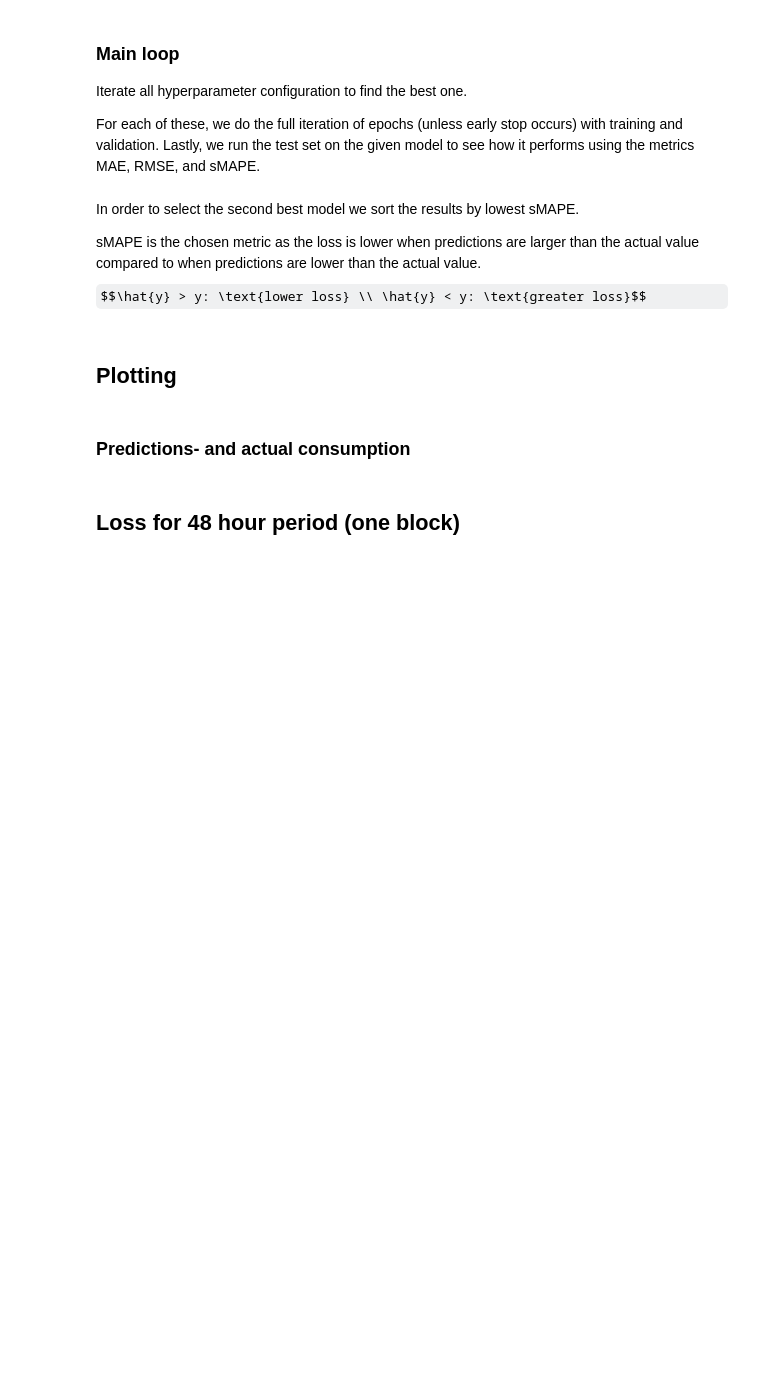
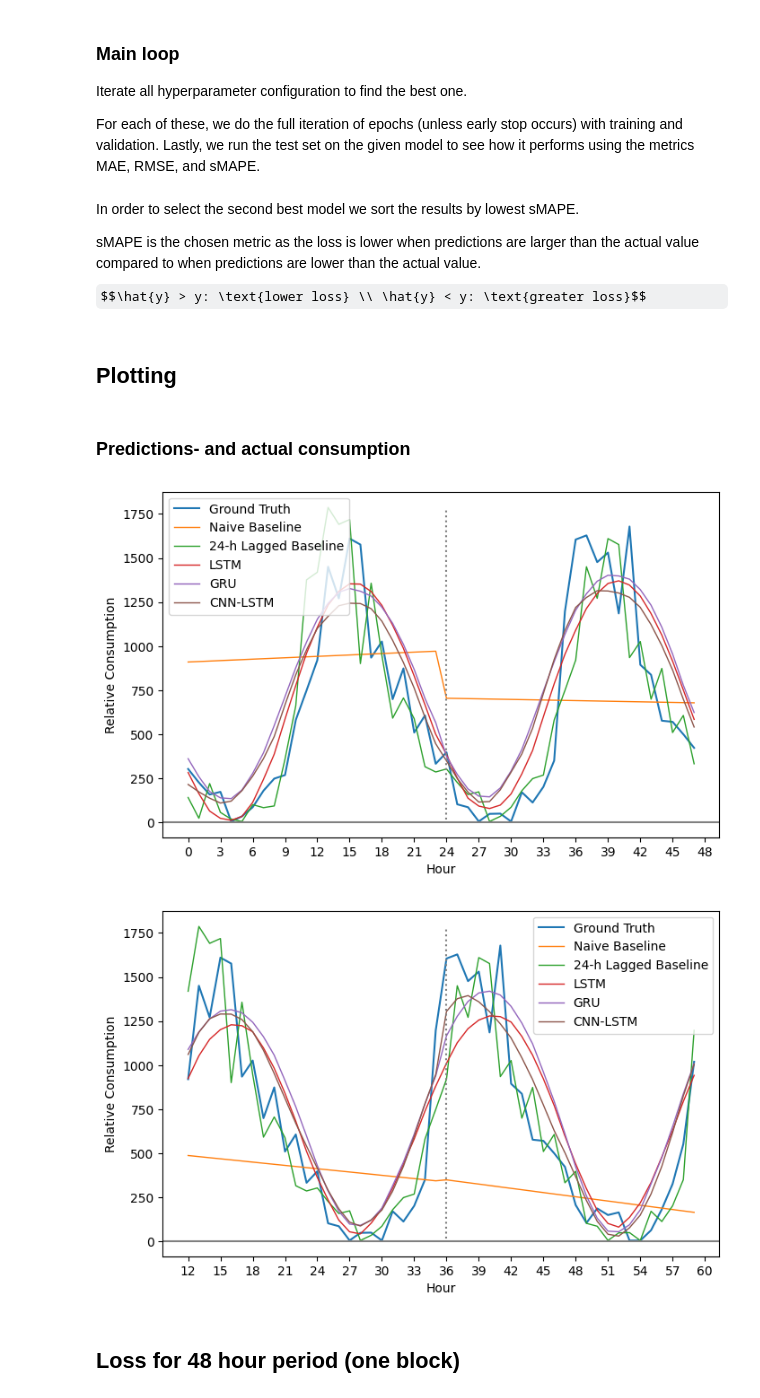
Before and after one commit to dat5-06/zap, a Jupyter notebook: core/notebooks/03/03_trefor_park.ipynb, the cells around one changed output. Cells and saved outputs as stored; diff of their text form; code cells hidden in the pictures; some formulas as TeX source; blank space fills up the shorter version.

```diff
--- a/core/notebooks/03/03_trefor_park.ipynb
+++ b/core/notebooks/03/03_trefor_park.ipynb
@@ -33,16 +35,12 @@ features = {
     "Day_x": True,
     "Day_y": True,
 }
-best_model_num = {
-    "LSTM": 2,
-    "GRU": 2,
-    "CNN_LSTM": 1,
-}
-experiment_no = 1
+experiment_no = 3
+parks = [2, 3, 5]
 # %%
 params = {
-    k: load_parameters(f"{experiment_no:02}_{k}_trefor_park_{v}")
-    for k, v in best_model_num.items()
+    m: load_parameters(f"{experiment_no:02}_{m}_trefor_park")
+    for m in ["LSTM", "GRU", "CNN_LSTM"]
 }
 
 best_models = {
@@ -74,6 +72,7 @@ _, _, _, _, x_test, y_test = split_data(
     val_days=val_days,
     test_days=test_days,
     features=features,
+    park_nums=parks,
 )
 
 results = {}
@@ -89,9 +88,11 @@ for item in x_test:
     coef = np.polyfit(x, item[:, -1], 1)
     regression_fn = np.poly1d(coef)
     naive_prediction.append(regression_fn(np.arange(24)))
-naive_prediction = denormalize_data(naive_prediction)
+naive_prediction = denormalize_data(naive_prediction, park_nums=parks)
 
-lagged_prediction = denormalize_data([item[-24:, -1] for item in x_test])
+lagged_prediction = denormalize_data(
+    [item[-24:, -1] for item in x_test], park_nums=parks
+)
 
 # test each model
 for name, model in best_models.items():
@@ -107,7 +108,7 @@ for name, model in best_models.items():
         loss_function=loss_function,
         testing_loader=testing_loader,
     )
-    results[name] = denormalize_data(predicted)
+    results[name] = denormalize_data(predicted, park_nums=parks)
 # %% [markdown]
 In order to select the second best model we sort the results by lowest sMAPE.
 
@@ -118,27 +119,30 @@ $$\hat{y} > y: \text{lower loss} \\ \hat{y} < y: \text{greater loss}$$
 # %% [markdown]
 ### Predictions- and actual consumption
 # %%
-y_test = denormalize_data(y_test)
+y_test = denormalize_data(y_test, park_nums=parks)
 plot_every_model(
-    200,
-    202,
+    104,
+    106,
     y_test,
     naive_prediction,
     lagged_prediction,
     *results.values(),
     f"{experiment_no:02}.svg",
 )
 
 plot_every_model(
-    200,
-    202,
+    104,
+    106,
     y_test,
     naive_prediction,
     lagged_prediction,
     *results.values(),
     f"{experiment_no:02}_12-offset.svg",
     12,
 )
+# %% [output]
+[figure, added]
+[figure, added]
 # %% [markdown]
 ## Loss for 48 hour period (one block)
 # %%
```
Also changed, not shown: parts of 2 cells of this notebook, 3 other files.
